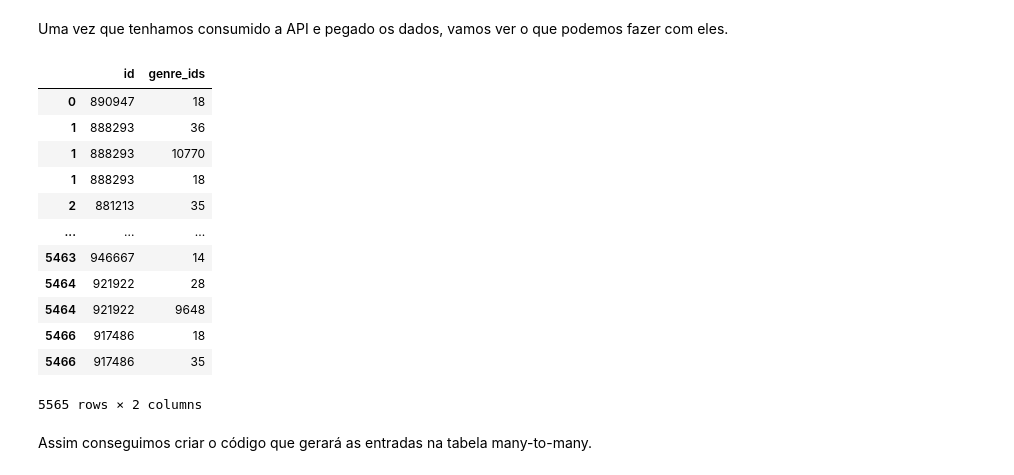
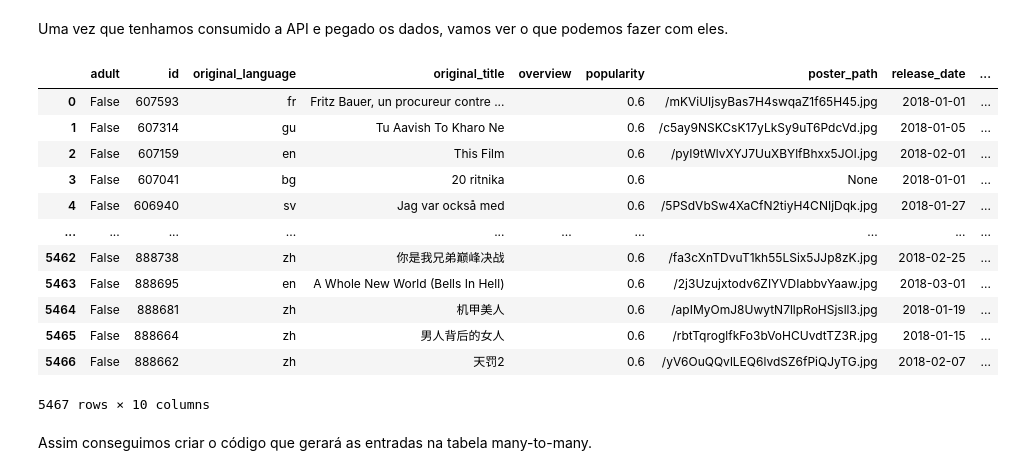
Before and after one commit to turing-usp/data-engineering-movies, a Jupyter notebook: airflow-docker/dags/estudo.ipynb, the cells around one changed output. Drawn from its saved outputs; the diff is of its cells as text; code cells hidden in the pictures.

```diff
--- a/airflow-docker/dags/estudo.ipynb
+++ b/airflow-docker/dags/estudo.ipynb
@@ -238,22 +238,24 @@ Uma vez que tenhamos consumido a API e pegado os dados, vamos ver o que podemos
 # %%
 df_final.head()
 
-df_to_tmdb = df_final.drop(['genre_ids', 'backdrop_path', 'overview', 'vote_average', 'vote_count'], axis=1)
+df_to_tmdb = df_final.drop(['genre_ids', 'backdrop_path', 'vote_average', 'vote_count'], axis=1)
+# %%
+df_to_tmdb
+# %% [output]
+|  | adult | id | original_language | original_title | overview | popularity | poster_path | release_date | ... |
+| 0 | False | 607593 | fr | Fritz Bauer, un procureur contre ... |  | 0.6 | /mKViUIjsyBas7H4swqaZ1f65H45.jpg | 2018-01-01 | ... |
+| 1 | False | 607314 | gu | Tu Aavish To Kharo Ne |  | 0.6 | /c5ay9NSKCsK17yLkSy9uT6PdcVd.jpg | 2018-01-05 | ... |
+| 2 | False | 607159 | en | This Film |  | 0.6 | /pyI9tWlvXYJ7UuXBYlfBhxx5JOl.jpg | 2018-02-01 | ... |
+| 3 | False | 607041 | bg | 20 ritnika |  | 0.6 | None | 2018-01-01 | ... |
+| 4 | False | 606940 | sv | Jag var också med |  | 0.6 | /5PSdVbSw4XaCfN2tiyH4CNIjDqk.jpg | 2018-01-27 | ... |
+| ... | ... | ... | ... | ... | ... | ... | ... | ... | ... |
+| 5462 | False | 888738 | zh | 你是我兄弟巅峰决战 |  | 0.6 | /fa3cXnTDvuT1kh55LSix5JJp8zK.jpg | 2018-02-25 | ... |
+| 5463 | False | 888695 | en | A Whole New World (Bells In Hell) |  | 0.6 | /2j3Uzujxtodv6ZIYVDIabbvYaaw.jpg | 2018-03-01 | ... |
+| 5464 | False | 888681 | zh | 机甲美人 |  | 0.6 | /apIMyOmJ8UwytN7llpRoHSjsll3.jpg | 2018-01-19 | ... |
+| 5465 | False | 888664 | zh | 男人背后的女人 |  | 0.6 | /rbtTqroglfkFo3bVoHCUvdtTZ3R.jpg | 2018-01-15 | ... |
+| 5466 | False | 888662 | zh | 天罚2 |  | 0.6 | /yV6OuQQvlLEQ6lvdSZ6fPiQJyTG.jpg | 2018-02-07 | ... |
+5467 rows × 10 columns
 # %%
 many_to_many = df_final[['id', 'genre_ids']]
 # %%
-many_to_many.explode('genre_ids').dropna(axis=0)
+many_to_many = many_to_many.explode('genre_ids').dropna(axis=0)
-# %% [output]
-|  | id | genre_ids |
-| 0 | 890947 | 18 |
-| 1 | 888293 | 36 |
-| 1 | 888293 | 10770 |
-| 1 | 888293 | 18 |
-| 2 | 881213 | 35 |
-| ... | ... | ... |
-| 5463 | 946667 | 14 |
-| 5464 | 921922 | 28 |
-| 5464 | 921922 | 9648 |
-| 5466 | 917486 | 18 |
-| 5466 | 917486 | 35 |
-5565 rows × 2 columns
```
Also changed, not shown: parts of 3 cells of this notebook, 1 other file.
